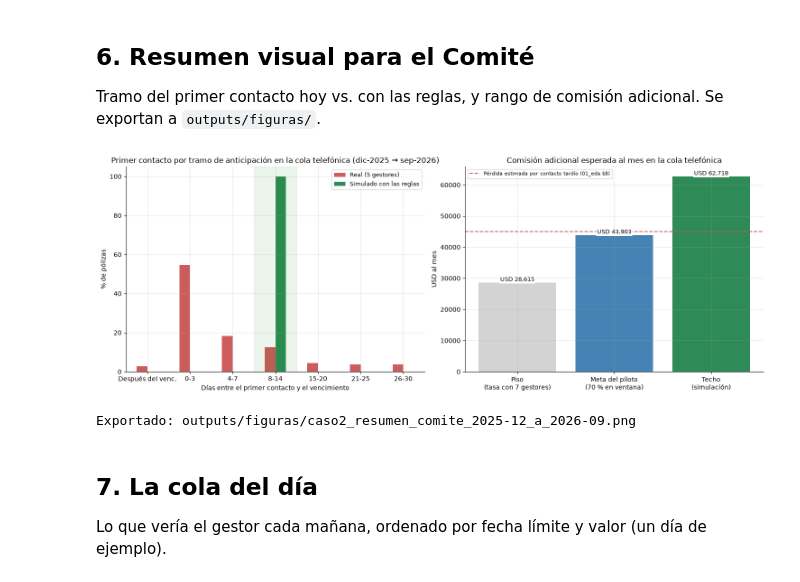
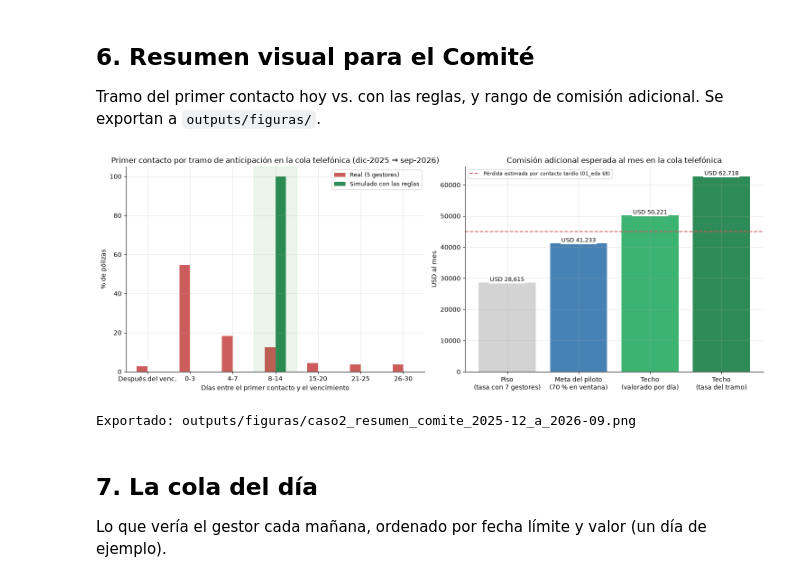
Before and after one commit to Steven-Mendez/prueba-tecnica-ingeniero-ia, a Jupyter notebook: notebooks/caso2/02_prototipo_priorizacion.ipynb, the cells around one changed output. Saved outputs shown, nothing was run; the diff lists cells and outputs as text; code cells hidden in the pictures.

```diff
--- a/notebooks/caso2/02_prototipo_priorizacion.ipynb
+++ b/notebooks/caso2/02_prototipo_priorizacion.ipynb
@@ -356,13 +418,29 @@ tasa7 = cola7.pivot_table(
 esp_real_oot = esperado(
     cola5, "lead_bucket", tasa7
 )  # tabla de 7 gestores aplicada a los tramos reales de 5 gestores
+en_814 = cola5["lead_bucket"] == "8-14"
+desvio_814 = esperado(cola5[en_814], "lead_bucket", tasa7) / cola5.loc[en_814, "earned_commission"].sum() - 1
+share_g03_814 = (cola5.loc[en_814, "Gestor"] == "G03").mean()
 tasa_7g = cola7["renewed"].mean()
 ganancia_piso = (tasa_7g - cola5["renewed"].mean()) * cola5["potential_commission"].sum()
 ganancia_techo = esp_sim - esp_real
-ganancia_meta = ganancia_techo * 0.70 / cola5["bucket_simulado"].isin(VENTANA).mean()  # meta: 70 % en ventana
+ganancia_techo_dia = esp_sim_dia - esp_real  # valorando cada contacto por su día de anticipación
+ganancia_techo_7g = (
+    esperado(cola5, "bucket_simulado", tasa7) - esp_real_oot
+)  # solo con la tabla de 7 gestores
+techo_bajo = min(ganancia_techo_dia, ganancia_techo_7g)
+en_ventana_hoy = cola5["lead_bucket"].isin(VENTANA).mean()
+en_ventana_sim = cola5["bucket_simulado"].isin(VENTANA).mean()
+META_VENTANA = 0.70
+# meta: 70 % en ventana, interpolando desde el 12 % de hoy (el techo ya descuenta lo que hoy cae en ventana)
+ganancia_meta = ganancia_techo * (META_VENTANA - en_ventana_hoy) / (en_ventana_sim - en_ventana_hoy)
+tasa_ren_7g = ren.loc[ren["active_agents"] == 7, "renewed"].mean()
+tasa_ren_5g = ren.loc[ren["active_agents"] == AGENTES, "renewed"].mean()
+caida_bruta_mes = (tasa_ren_7g - tasa_ren_5g) * r5["potential_commission"].sum() / meses_5
 print(
     f"Fuera de muestra: la tabla ajustada solo con 7 gestores, aplicada a los tramos reales del periodo de 5, da USD {esp_real_oot:,.0f} "
-    f"frente a USD {real_cobrado:,.0f} cobrados ({esp_real_oot / real_cobrado - 1:+.1%}): la curva anticipación → renovación es estable entre periodos."
+    f"frente a USD {real_cobrado:,.0f} cobrados ({esp_real_oot / real_cobrado - 1:+.1%}). El total cuadra, pero los errores por tramo se compensan: "
+    f"en el tramo 8-14, que alimenta el techo, la tabla de 7 gestores se desvía {desvio_814:+.1%}, y el {share_g03_814:.0%} de sus pólizas con 5 gestores son de G03."
 )
 print(
     f"Tasa del tramo 8-14 en pago manual individual/pyme: {tasa.loc[['Individual', 'Pyme'], '8-14'].mean():.1%} (13 meses) "
@@ -374,9 +452,10 @@ display(
 | Impacto mensual en la cola telefónica | USD al mes | Supuesto |
 |---|---|---|
 | **Piso** | **{ganancia_piso / meses_5:,.0f}** | volver a la tasa de la cola con 7 gestores ({tasa_7g:.1%} frente a {cola5["renewed"].mean():.1%} hoy), un estado observado |
-| Meta del piloto | {ganancia_meta / meses_5:,.0f} | 70 % de primeros contactos en la ventana 8-14 (proporcional al techo) |
-| **Techo** | **{ganancia_techo / meses_5:,.0f}** | simulación: {cola5["bucket_simulado"].isin(VENTANA).mean():.0%} de contactos en ventana a la tasa del tramo ({tasa_sim:.1%}) |
-| Referencia | 39,000–45,000 | caída bruta de comisión 62 % → 51 % y pérdida estratificada de 01_eda §8 |
+| Meta del piloto | {ganancia_meta / meses_5:,.0f} | {META_VENTANA:.0%} de primeros contactos en la ventana 8-14, interpolando entre el {en_ventana_hoy:.0%} de hoy y el {en_ventana_sim:.0%} de la simulación |
+| Techo, valorado por día o con la tabla de 7 gestores | {techo_bajo / meses_5:,.0f}–{max(ganancia_techo_dia, ganancia_techo_7g) / meses_5:,.0f} | los contactos simulados caen a 12-14 días, donde la tasa es {tasa_sim_dia:.1%} y no la media del tramo; o la tabla ajustada solo con 7 gestores |
+| **Techo, tasa media del tramo** | **{ganancia_techo / meses_5:,.0f}** | simulación: {en_ventana_sim:.0%} de contactos en ventana a la tasa del tramo ({tasa_sim:.1%}) |
+| Referencia | {caida_bruta_mes:,.0f}–{perdida_tardia_5_mes:,.0f} | caída bruta de comisión {tasa_ren_7g:.0%} → {tasa_ren_5g:.0%} y pérdida estratificada de 01_eda §8 |
 """)
 )
 # %% [output]
@@ -420,37 +501,40 @@ axes[0].set_xlabel("Días entre el primer contacto y el vencimiento")
 axes[0].tick_params(axis="x", rotation=0)
 
 impacto = (
     pd.Series(
         {
             "Piso\n(tasa con 7 gestores)": ganancia_piso,
             "Meta del piloto\n(70 % en ventana)": ganancia_meta,
-            "Techo\n(simulación)": ganancia_techo,
+            "Techo\n(valorado por día)": ganancia_techo_dia,
+            "Techo\n(tasa del tramo)": ganancia_techo,
         }
     )
     / meses_5
 )
-axes[1].bar(impacto.index, impacto.values, color=["lightgray", "steelblue", "seagreen"])
-axes[1].axhline(45_000, color="indianred", ls="--", label="Pérdida estimada por contacto tardío (01_eda §8)")
+axes[1].bar(impacto.index, impacto.values, color=["lightgray", "steelblue", "mediumseagreen", "seagreen"])
+axes[1].axhline(
+    perdida_tardia_5_mes, color="indianred", ls="--", label="Pérdida estimada por contacto tardío (01_eda §8)"
+)
 for i, v in enumerate(impacto.values):
     axes[1].text(
         i,
         v,
         f"USD {v:,.0f}",
         ha="center",
         va="bottom",
         fontsize=9,
         bbox=dict(facecolor="white", edgecolor="none", pad=1.5),
     )
 axes[1].set_title("Comisión adicional esperada al mes en la cola telefónica")
 axes[1].set_ylabel("USD al mes")
 axes[1].legend(fontsize=8)
 plt.tight_layout()
 ruta_fig = FIGURAS / f"caso2_resumen_comite_{STAFFING_CHANGE_DATE:%Y-%m}_a_{r5['expiry_month'].max()}.png"
 fig.savefig(ruta_fig, dpi=150, bbox_inches="tight")
 plt.show()
 print("Exportado:", ruta_fig.relative_to(ROOT))
 # %% [output]
-[figure, old version]
+[figure, new version]
 Exportado: outputs/figuras/caso2_resumen_comite_2025-12_a_2026-09.png
 # %% [markdown]
 ## 7. La cola del día
```
Also changed, not shown: parts of 10 cells of this notebook, 8 other files.
